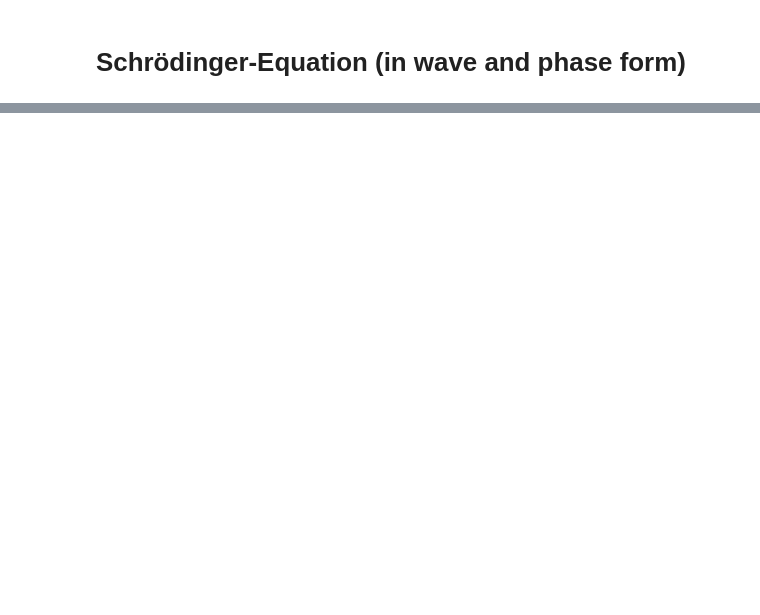
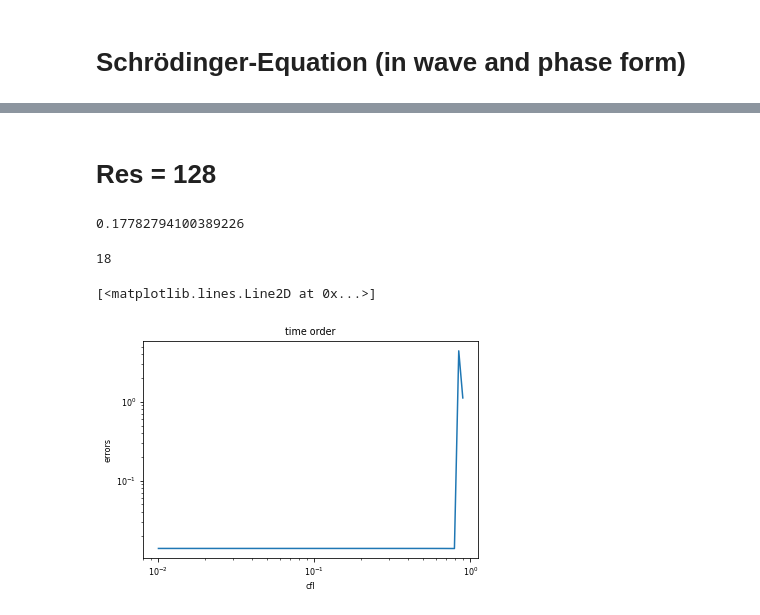
Before and after one commit to KunkelAlexander/fdm-hybrid-scheme, a Jupyter notebook: run_test.ipynb, the cells around one changed output, grey strips where cells are left out. Cells and saved outputs as stored; diff of their text form; code cells hidden in the pictures; blank space fills up the shorter version.

```diff
--- a/run_test.ipynb
+++ b/run_test.ipynb
@@ -35,0 +134,2 @@ t = 0.0030220385634529617 dt = 5.8131
+# %%
+cfls = cfls[:len(errors)]
@@ -35,0 +233,20 @@ t = 0.0030220385634529617 dt = 5.8131
+# %% [markdown]
+# Res = 128
+# %%
+1/(1000**0.25)
+# %% [output]
+0.17782794100389226
+# %%
+len(errors)
+# %% [output]
+18
+# %%
+import matplotlib.pyplot as plt
+
+plt.title("time order")
+plt.xlabel("cfl")
+plt.ylabel("errors")
+plt.loglog(cfls[:18], errors)
+# %% [output]
+[<matplotlib.lines.Line2D at 0x...>]
+[figure, added]
```
Also changed, not shown: parts of 14 cells of this notebook, 3 other files.
